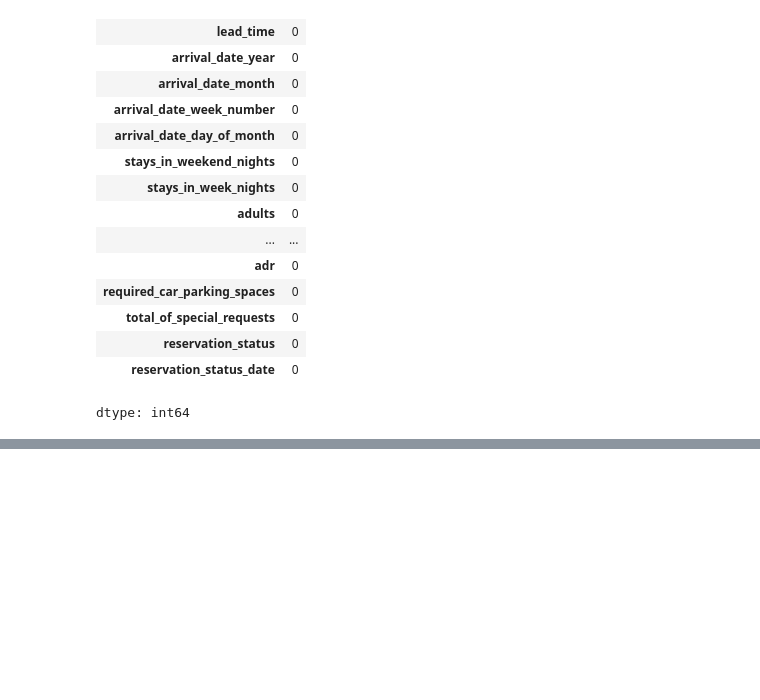
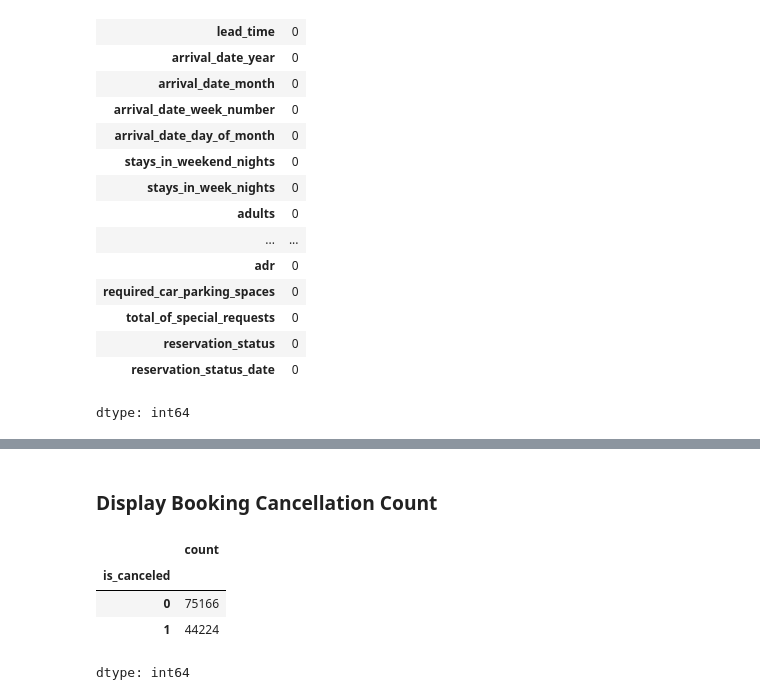
Before and after one commit to AbhishekShah272002/Deep-Learning-and-NLP, a Jupyter notebook: hotel_bookings_nlp.ipynb, the cells around one changed output, grey strips where cells are left out. Drawn from its saved outputs; the diff is of its cells as text; code cells hidden in the pictures; blank space fills up the shorter version.

```diff
--- a/hotel_bookings_nlp.ipynb
+++ b/hotel_bookings_nlp.ipynb
@@ -68,0 +71,2 @@ dtype: int64
+# %%
+df.drop('company', axis=1, inplace=True)
@@ -68,0 +75,2 @@ dtype: int64
+# %%
+df['agent'] = df['agent'].fillna(0)
@@ -68,0 +98,10 @@ dtype: int64
+# %% [markdown]
+### Display Booking Cancellation Count
+# %%
+df['is_canceled'].value_counts()
+# %% [output]
+|  | count |
+| is_canceled |  |
+| 0 | 75166 |
+| 1 | 44224 |
+dtype: int64
```
Also changed, not shown: parts of 3 cells of this notebook.
